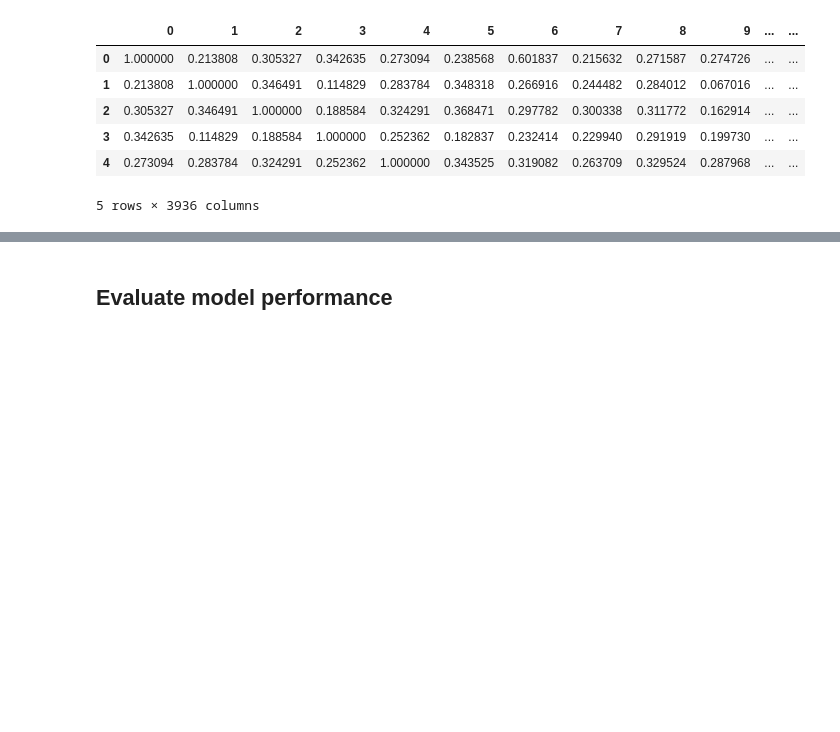
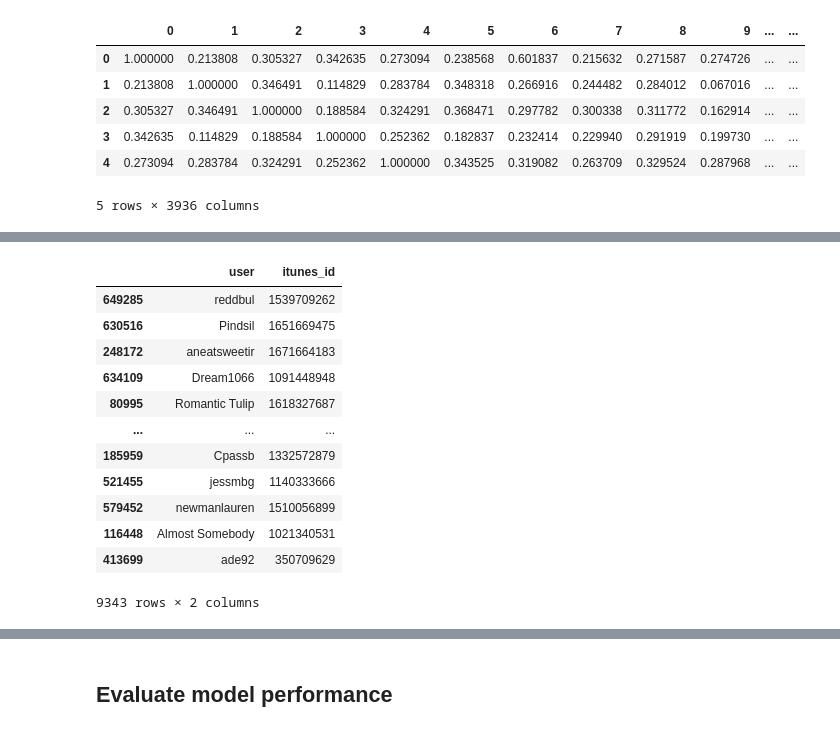
Before and after one commit to mille055/Rec_Project, a Jupyter notebook: notebooks/Get_text_embeddings.ipynb, the cells around one changed output, grey strips where cells are left out. Drawn from its saved outputs; the diff is of its cells as text; code cells hidden in the pictures; blank space fills up the shorter version.

```diff
--- a/notebooks/Get_text_embeddings.ipynb
+++ b/notebooks/Get_text_embeddings.ipynb
@@ -235 +256,17 @@ sim_matrix.head()
+# %%
+X_val
+# %% [output]
+|  | user | itunes_id |
+| 649285 | reddbul | 1539709262 |
+| 630516 | Pindsil | 1651669475 |
+| 248172 | aneatsweetir | 1671664183 |
+| 634109 | Dream1066 | 1091448948 |
+| 80995 | Romantic Tulip | 1618327687 |
+| ... | ... | ... |
+| 185959 | Cpassb | 1332572879 |
+| 521455 | jessmbg | 1140333666 |
+| 579452 | newmanlauren | 1510056899 |
+| 116448 | Almost Somebody | 1021340531 |
+| 413699 | ade92 | 350709629 |
+9343 rows × 2 columns
 # %%
```
Also changed, not shown: parts of 7 cells of this notebook.
